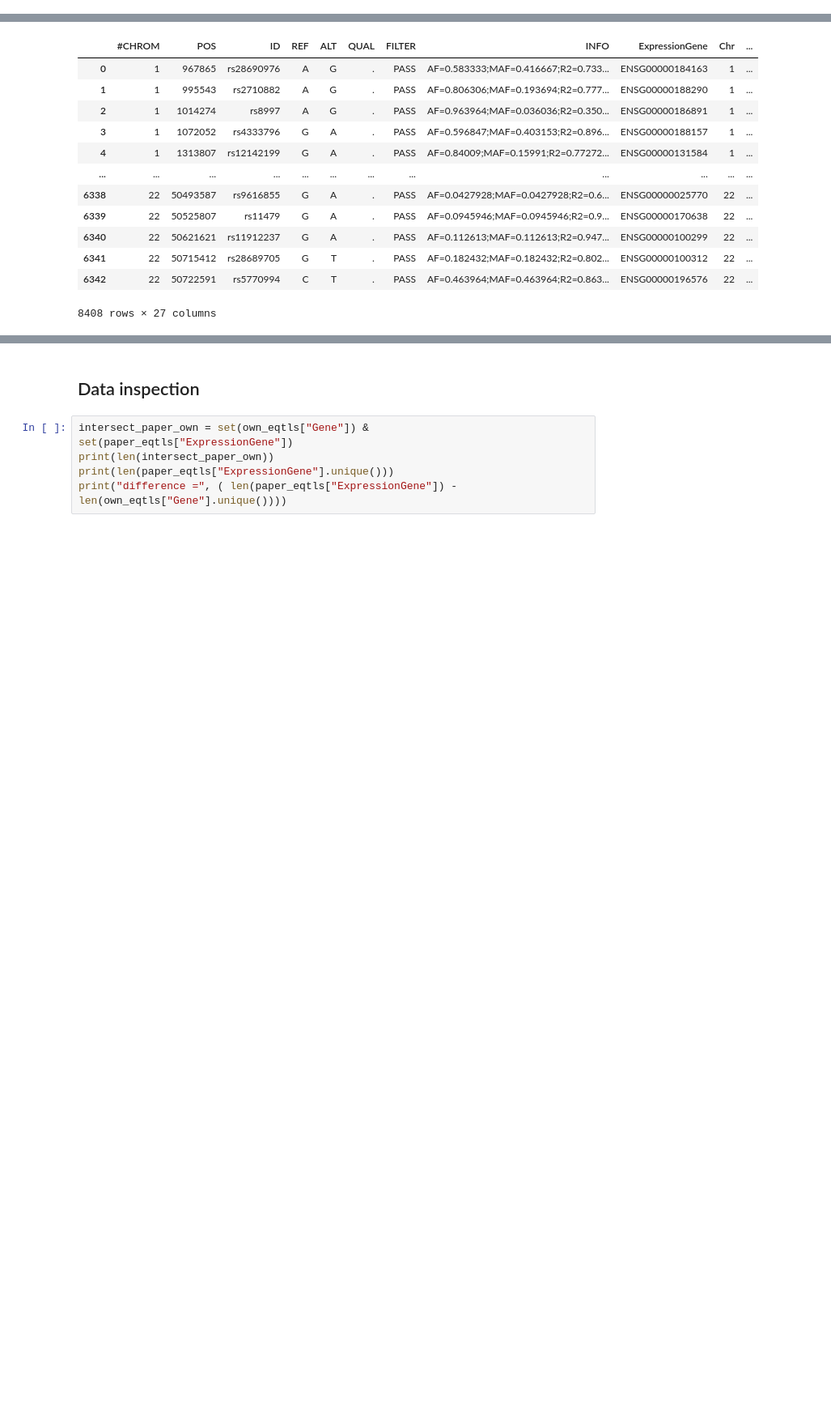
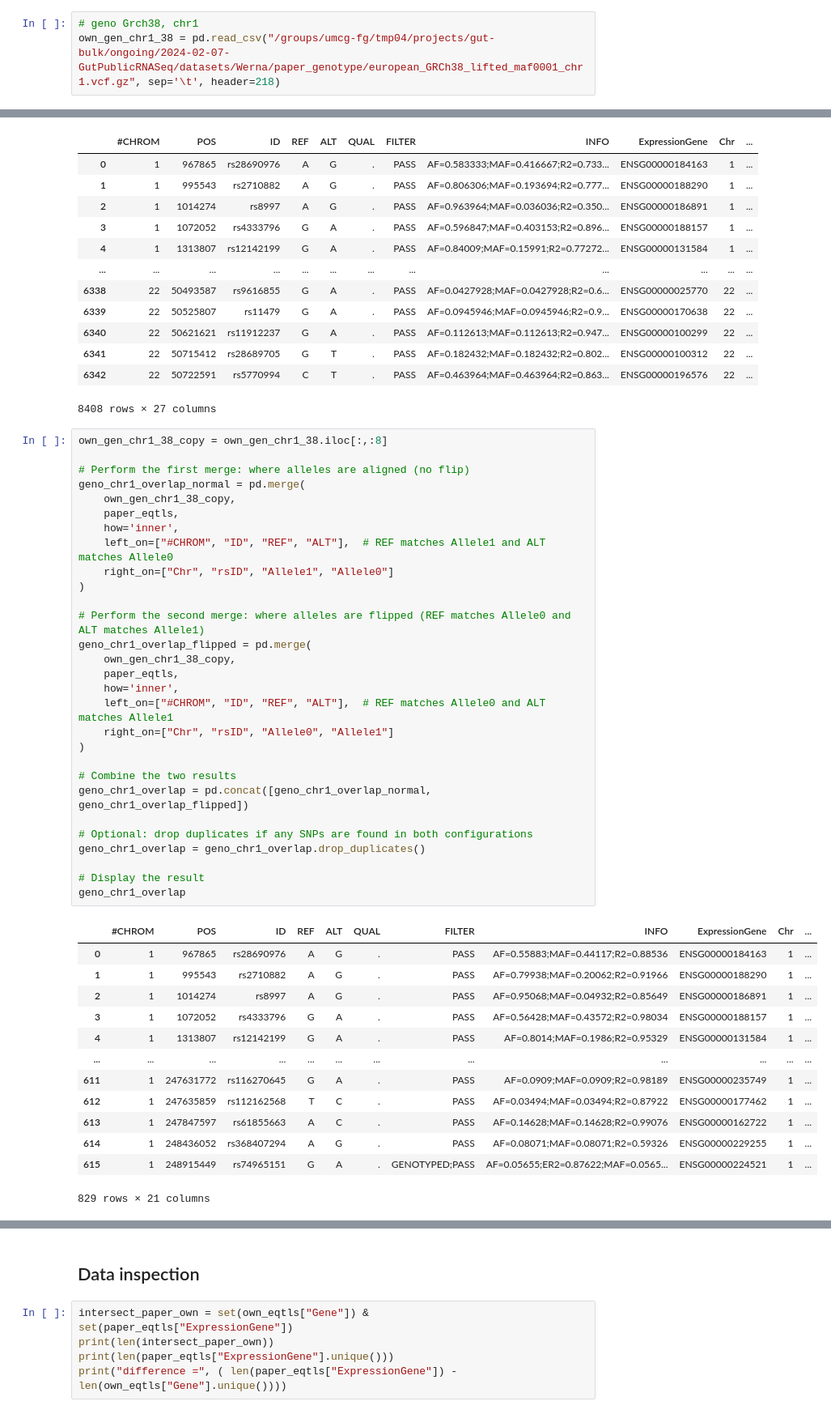
Before and after one commit to PRiesebos/DSLS-Genetics-Internship-Scripts, a Jupyter notebook: jupyter_notebooks/1000IBD_paper_vs_own_data_inspection.ipynb, the cells around one changed output, grey strips where cells are left out. Shown at 81% size. Saved outputs shown, nothing was run; the diff lists cells and outputs as text; blank space fills up the shorter version.

```diff
--- a/jupyter_notebooks/1000IBD_paper_vs_own_data_inspection.ipynb
+++ b/jupyter_notebooks/1000IBD_paper_vs_own_data_inspection.ipynb
@@ -21,6 +21,9 @@ top_1000IBD_own_1000IBD_all = pd.read_csv("/groups/umcg-fg/tmp04/projects/gut-bu
 # %%
 # own 1000IBD genotype data
 own_geno = pd.read_csv("/groups/umcg-fg/tmp04/projects/gut-bulk/ongoing/2024-02-07-GutPublicRNASeq/datasets/Werna/genotype/werna_merged_filtered_chrs.vcf.gz", sep='\t', header=45)
+# %%
+# geno Grch38, chr1
+own_gen_chr1_38 = pd.read_csv("/groups/umcg-fg/tmp04/projects/gut-bulk/ongoing/2024-02-07-GutPublicRNASeq/datasets/Werna/paper_genotype/european_GRCh38_lifted_maf0001_chr1.vcf.gz", sep='\t', header=218)
 # %%
 # Werna 1000IBD cohort count matrices from both the original paper as well as Joost Bakker his exp QC pipeline
 paper_count = pd.read_csv("/groups/umcg-fg/tmp04/projects/gut-bulk/ongoing/2024-02-07-GutPublicRNASeq/datasets/Werna/gene_counts/Merged.GeneCount.txt", sep="\t")
@@ -381,3 +270,46 @@ geno_sum_overlap_extended
 | 6341 | 22 | 50715412 | rs28689705 | G | T | . | PASS | AF=0.182432;MAF=0.182432;R2=0.802... | ENSG00000100312 | 22 | ... |
 | 6342 | 22 | 50722591 | rs5770994 | C | T | . | PASS | AF=0.463964;MAF=0.463964;R2=0.863... | ENSG00000196576 | 22 | ... |
 8408 rows × 27 columns
+# %%
+own_gen_chr1_38_copy = own_gen_chr1_38.iloc[:,:8]
+
+# Perform the first merge: where alleles are aligned (no flip)
+geno_chr1_overlap_normal = pd.merge(
+    own_gen_chr1_38_copy,
+    paper_eqtls,
+    how='inner',
+    left_on=["#CHROM", "ID", "REF", "ALT"],  # REF matches Allele1 and ALT matches Allele0
+    right_on=["Chr", "rsID", "Allele1", "Allele0"]
+)
+
+# Perform the second merge: where alleles are flipped (REF matches Allele0 and ALT matches Allele1)
+geno_chr1_overlap_flipped = pd.merge(
+    own_gen_chr1_38_copy,
+    paper_eqtls,
+    how='inner',
+    left_on=["#CHROM", "ID", "REF", "ALT"],  # REF matches Allele0 and ALT matches Allele1
+    right_on=["Chr", "rsID", "Allele0", "Allele1"]
+)
+
+# Combine the two results
+geno_chr1_overlap = pd.concat([geno_chr1_overlap_normal, geno_chr1_overlap_flipped])
+
+# Optional: drop duplicates if any SNPs are found in both configurations
+geno_chr1_overlap = geno_chr1_overlap.drop_duplicates()
+
+# Display the result
+geno_chr1_overlap
+# %% [output]
+|  | #CHROM | POS | ID | REF | ALT | QUAL | FILTER | INFO | ExpressionGene | Chr | ... |
+| 0 | 1 | 967865 | rs28690976 | A | G | . | PASS | AF=0.55883;MAF=0.44117;R2=0.88536 | ENSG00000184163 | 1 | ... |
+| 1 | 1 | 995543 | rs2710882 | A | G | . | PASS | AF=0.79938;MAF=0.20062;R2=0.91966 | ENSG00000188290 | 1 | ... |
+| 2 | 1 | 1014274 | rs8997 | A | G | . | PASS | AF=0.95068;MAF=0.04932;R2=0.85649 | ENSG00000186891 | 1 | ... |
+| 3 | 1 | 1072052 | rs4333796 | G | A | . | PASS | AF=0.56428;MAF=0.43572;R2=0.98034 | ENSG00000188157 | 1 | ... |
+| 4 | 1 | 1313807 | rs12142199 | G | A | . | PASS | AF=0.8014;MAF=0.1986;R2=0.95329 | ENSG00000131584 | 1 | ... |
+| ... | ... | ... | ... | ... | ... | ... | ... | ... | ... | ... | ... |
+| 611 | 1 | 247631772 | rs116270645 | G | A | . | PASS | AF=0.0909;MAF=0.0909;R2=0.98189 | ENSG00000235749 | 1 | ... |
+| 612 | 1 | 247635859 | rs112162568 | T | C | . | PASS | AF=0.03494;MAF=0.03494;R2=0.87922 | ENSG00000177462 | 1 | ... |
+| 613 | 1 | 247847597 | rs61855663 | A | C | . | PASS | AF=0.14628;MAF=0.14628;R2=0.99076 | ENSG00000162722 | 1 | ... |
+| 614 | 1 | 248436052 | rs368407294 | A | G | . | PASS | AF=0.08071;MAF=0.08071;R2=0.59326 | ENSG00000229255 | 1 | ... |
+| 615 | 1 | 248915449 | rs74965151 | G | A | . | GENOTYPED;PASS | AF=0.05655;ER2=0.87622;MAF=0.0565... | ENSG00000224521 | 1 | ... |
+829 rows × 21 columns
```
Also changed, not shown: parts of 17 cells of this notebook, 1 other file.
